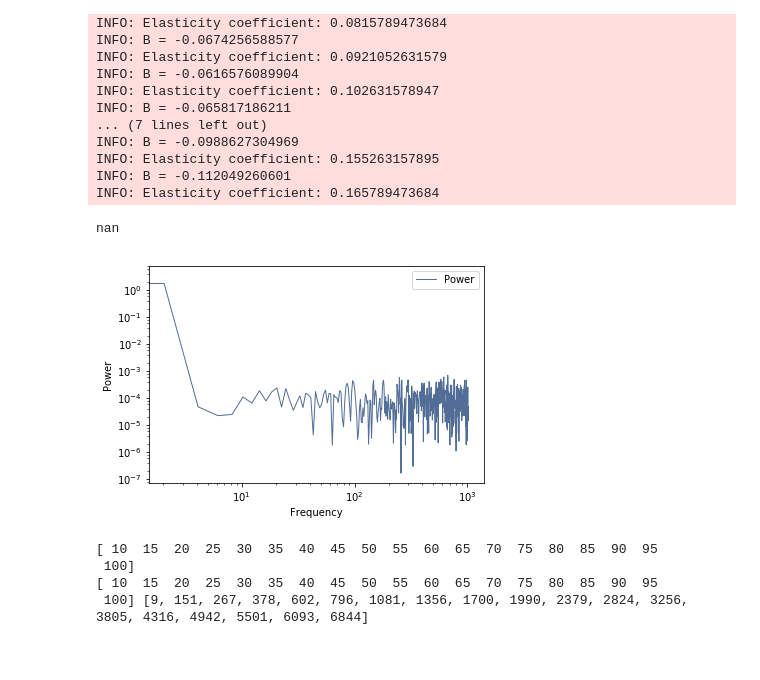
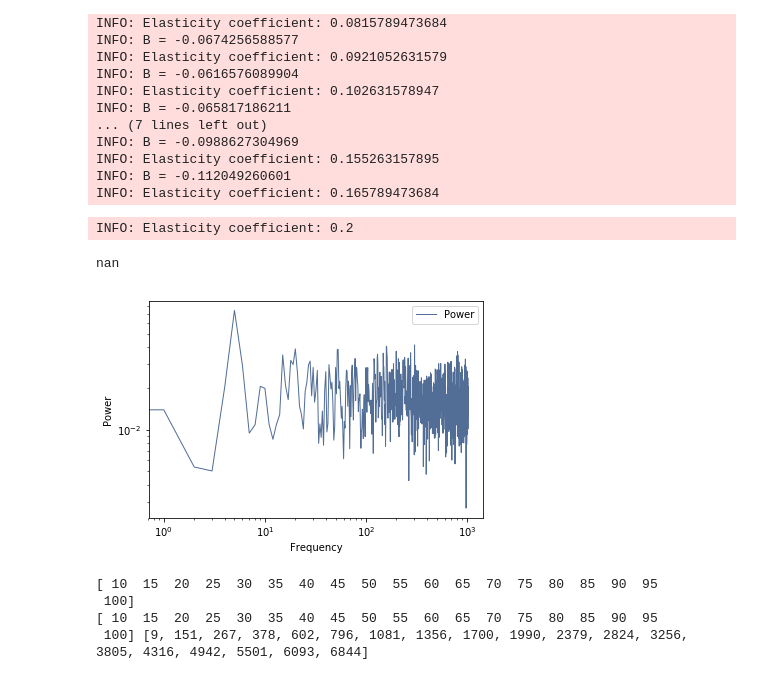
Before and after one commit to mpbrucker/ComplexityProject2, a Jupyter notebook: code/visualize_quake.ipynb, the cells around one changed output. Cells and saved outputs as stored; diff of their text form; code cells hidden in the pictures.

```diff
--- a/code/visualize_quake.ipynb
+++ b/code/visualize_quake.ipynb
@@ -57,10 +57,11 @@ INFO: Elasticity coefficient: 0.155263157895
 INFO: B = -0.112049260601
 INFO: Elasticity coefficient: 0.165789473684
 # %%
-plot_frequency(iters=1000, plot=True, n=35)
+plot_frequency(iters=10000, plot=True, n=35)
 # %% [output]
-nan
+INFO: Elasticity coefficient: 0.2
+nan
-[figure, old version]
+[figure, new version]
 # %%
 find_fractals(iters=1000,plot=True)
 # %% [output]
```
Also changed, not shown: 8 other files.
